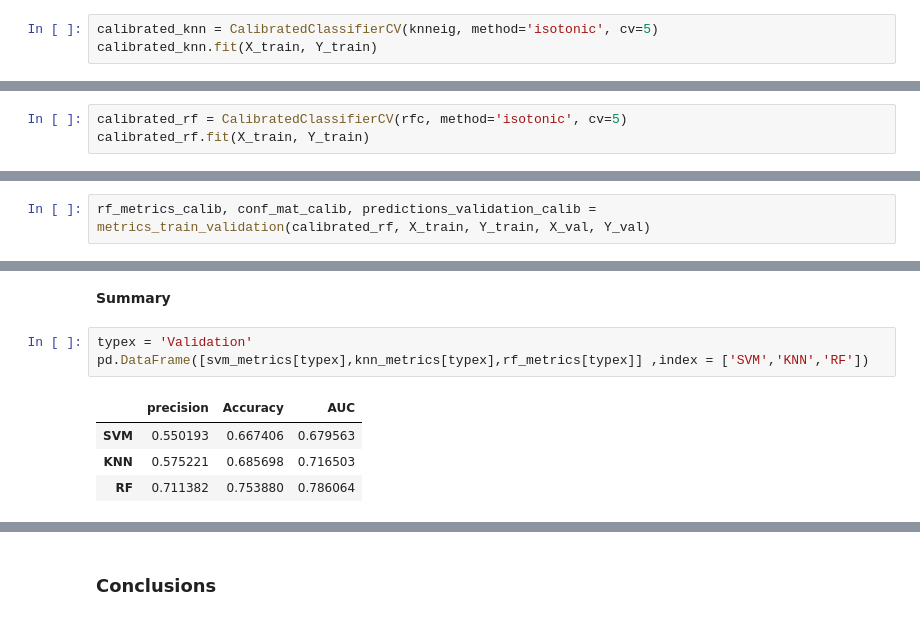
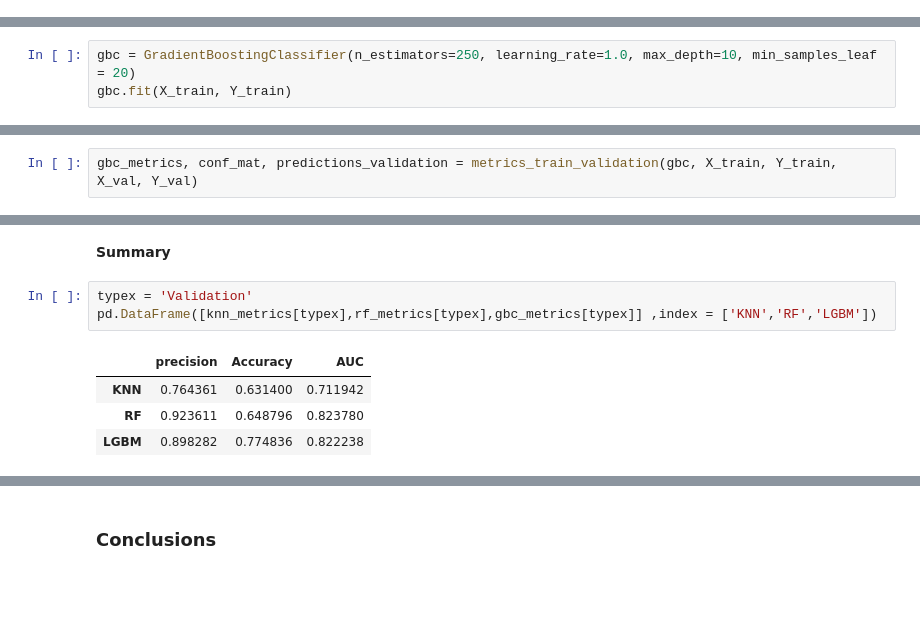
Before and after one commit to miguelmayhem92/Kaggle-Santander-Prediction-Customer-Transaction, a Jupyter notebook: CST_modeling.ipynb, the cells around one changed output, grey strips where cells are left out. Drawn from its saved outputs; the diff is of its cells as text; blank space fills up the shorter version.

```diff
--- a/CST_modeling.ipynb
+++ b/CST_modeling.ipynb
@@ -225,3 +184,0 @@ threeD_plot(validation_set_pred,['var_4', 'var_12', 'var_46'], fraq = 1.00)
-# %%
-calibrated_knn = CalibratedClassifierCV(knneig, method='isotonic', cv=5)
-calibrated_knn.fit(X_train, Y_train)
@@ -272,3 +217,0 @@ threeD_plot(validation_set_pred,['var_4', 'var_12', 'var_46'], fraq = 1.00)
-# %%
-calibrated_rf = CalibratedClassifierCV(rfc, method='isotonic', cv=5)
-calibrated_rf.fit(X_train, Y_train)
@@ -280,0 +220,3 @@ CalibratedClassifierCV(base_estimator=RandomForestClassifier(max_depth=20,
+# %%
+gbc = GradientBoostingClassifier(n_estimators=250, learning_rate=1.0, max_depth=10, min_samples_leaf = 20)
+gbc.fit(X_train, Y_train)
@@ -281,2 +226,2 @@ CalibratedClassifierCV(base_estimator=RandomForestClassifier(max_depth=20,
 # %%
-rf_metrics_calib, conf_mat_calib, predictions_validation_calib = metrics_train_validation(calibrated_rf, X_train, Y_train, X_val, Y_val)
+gbc_metrics, conf_mat, predictions_validation = metrics_train_validation(gbc, X_train, Y_train, X_val, Y_val)
@@ -288,9 +252,9 @@ my_calibration_plot(model = rfc, calibrated_model = calibrated_rf, X_data = X_va
 <b> Summary
 # %%
 typex = 'Validation'
-pd.DataFrame([svm_metrics[typex],knn_metrics[typex],rf_metrics[typex]] ,index = ['SVM','KNN','RF'])
+pd.DataFrame([knn_metrics[typex],rf_metrics[typex],gbc_metrics[typex]] ,index = ['KNN','RF','LGBM'])
 # %% [output]
 |  | precision | Accuracy | AUC |
-| SVM | 0.550193 | 0.667406 | 0.679563 |
-| KNN | 0.575221 | 0.685698 | 0.716503 |
-| RF | 0.711382 | 0.753880 | 0.786064 |
+| KNN | 0.764361 | 0.631400 | 0.711942 |
+| RF | 0.923611 | 0.648796 | 0.823780 |
+| LGBM | 0.898282 | 0.774836 | 0.822238 |
```
Also changed, not shown: parts of 138 cells of this notebook, 1 other file.
